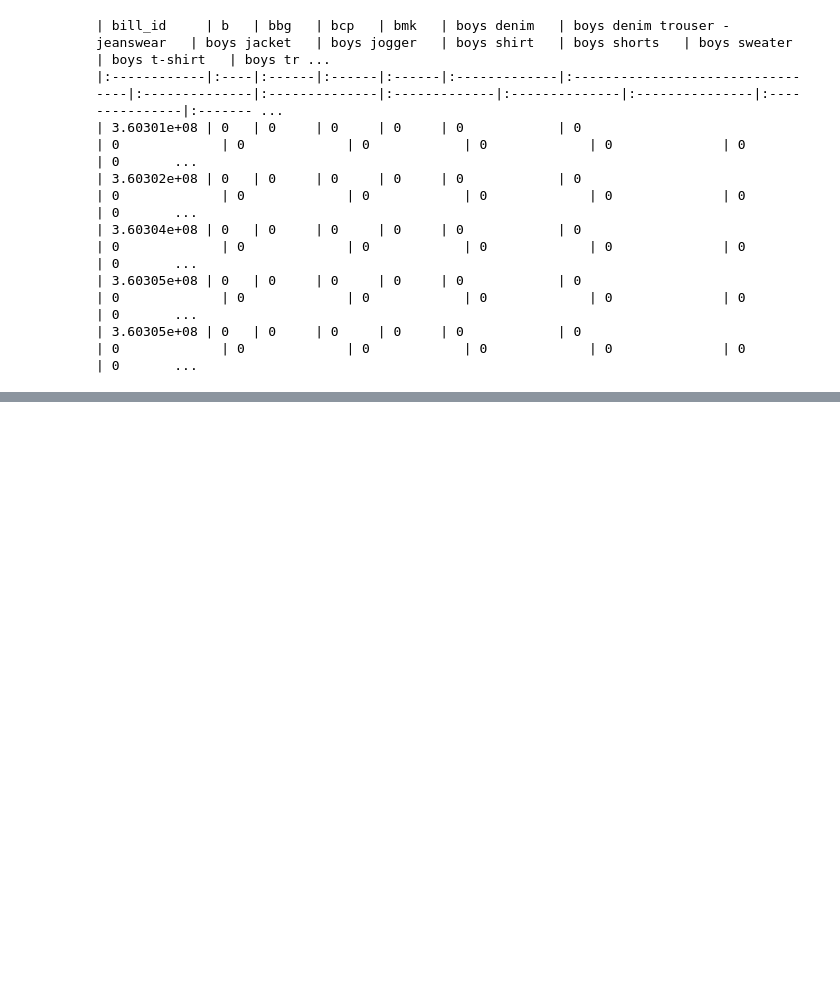
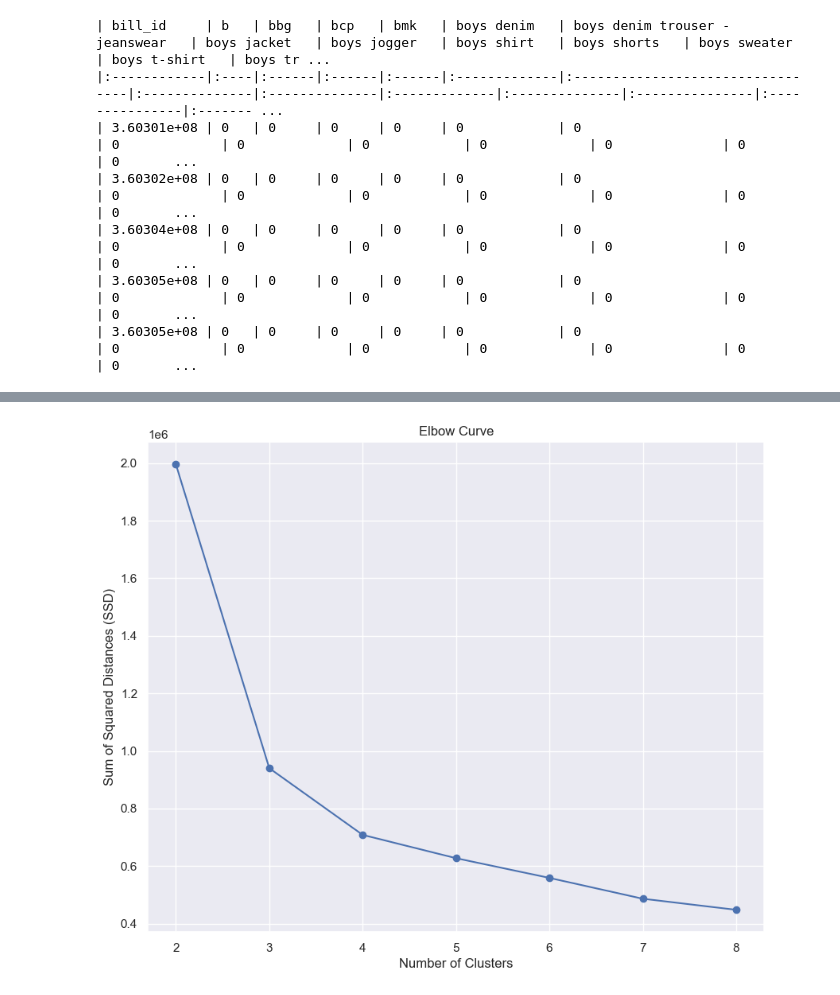
Before and after one commit to MORYKINGS/Prethesis, a Jupyter notebook: Prethesis.ipynb, the cells around one changed output, grey strips where cells are left out. Cells and saved outputs as stored; diff of their text form; code cells hidden in the pictures; blank space fills up the shorter version.

```diff
--- a/Prethesis.ipynb
+++ b/Prethesis.ipynb
@@ -1056,0 +1144,7 @@ rules
+# %%
+# k-means with some arbitrary k
+kmeans = KMeans(n_clusters=4, max_iter=50, random_state=42)
+kmeans.fit(rfm_df_scaled)
+
+# Assign the labels to a new column in the original DataFrame
+rfm['Cluster'] = kmeans.labels_
@@ -1056,0 +1156,6 @@ rules
+# %%
+# Convert the scaled data back into a DataFrame
+rfm_df_scaled = pd.DataFrame(rfm_df_scaled, columns=['monetary_value', 'frequency', 'recency'])
+
+# Display the first few rows of the scaled DataFrame
+rfm_df_scaled.head()
@@ -1056,0 +1169,22 @@ rules
+# %%
+
+
+# Elbow-curve/SSD
+ssd = []
+range_n_clusters = [2, 3, 4, 5, 6, 7, 8]
+
+for num_clusters in range_n_clusters:
+    kmeans = KMeans(n_clusters=num_clusters, max_iter=50, random_state=42)
+    kmeans.fit(rfm_df_scaled)
+    ssd.append(kmeans.inertia_)
+
+# plot the SSDs for each n_clusters
+plt.figure(figsize=(10, 8))
+plt.plot(range_n_clusters, ssd, marker='o')
+plt.title('Elbow Curve')
+plt.xlabel('Number of Clusters')
+plt.ylabel('Sum of Squared Distances (SSD)')
+plt.grid(True)
+plt.show()
+# %% [output]
+[figure, added]
```
Also changed, not shown: parts of 40 cells of this notebook, 1 other file.
